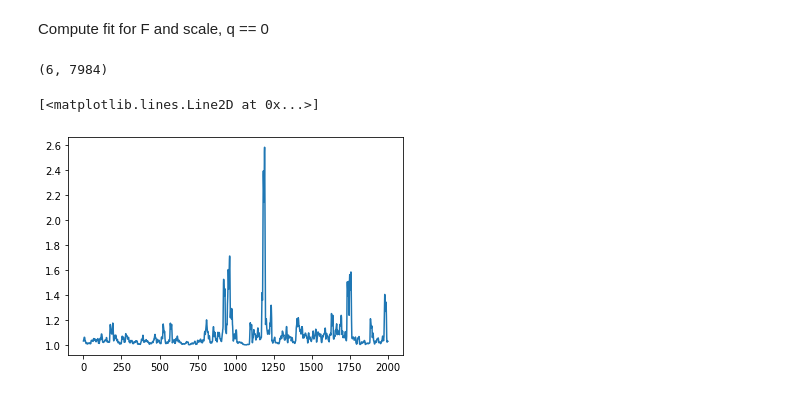
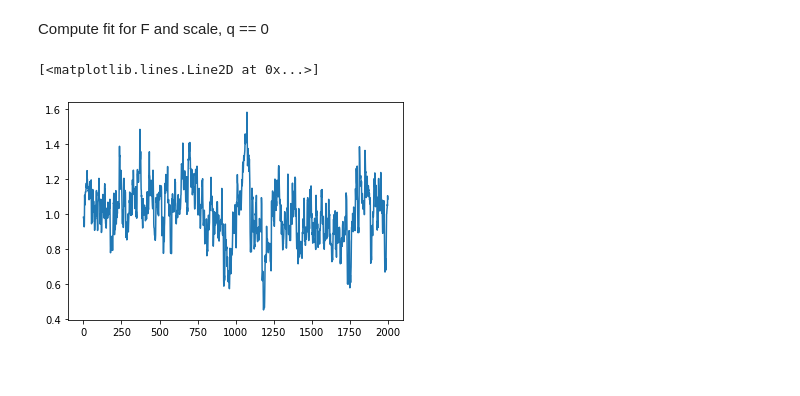
Before and after one commit to aribeller/multifractal_analysis, a Jupyter notebook: multifractal_tutorial.ipynb, the cells around one changed output. Cells and saved outputs as stored; diff of their text form; code cells hidden in the pictures.

```diff
--- a/multifractal_tutorial.ipynb
+++ b/multifractal_tutorial.ipynb
@@ -423,35 +423,34 @@ fluctuation_array = compute_fluctuation_array(multifractal_walk)
 Compute fit for F and scale, q == 0
 # %%
 scales = [16, 32, 64, 128, 256, 512, 1024]
+scale_small = [7,9,11,13,15,17]
 qs = [0]
 
 F_by_scale_q = compute_F_by_scale_q(multifractal_walk, scales, qs).T.flatten()
-F_by_scale_q
 
 coef = np.polyfit(np.log2(scales), np.log2(F_by_scale_q), 1)
 H0 = coef[0]
-# coef
 regfit = np.polyval(coef, np.log2(scale_small))
 maxL = len(multifractal_walk)
 
 Ht = np.zeros((len(scale_small), fluctuation_array.shape[1]))
 
+# fluctuation_by_scale = fluctuation_array[4,:]
+# residual_RMS = regfit[4] - np.log2(fluctuation_by_scale)
+# logscale = np.log2(maxL) - np.log2(scale_small[4])
+# print(fluctuation_by_scale)
 for i in range(len(scale_small)):
-
-    scale = scale_small[i]
 
     fluctuation_by_scale = fluctuation_array[i,:]
     residual_RMS = regfit[i] - np.log2(fluctuation_by_scale)
-    logscale = np.log2(maxL) - np.log2(scale)
-    Ht[i,:] = fluctuation_by_scale/logscale + H0
+    logscale = np.log2(maxL) - np.log2(scale_small[i])
+    Ht[i,:] = residual_RMS/logscale + H0
 
 
 #     scale = scale_small[i]
-Ht.shape
+# Ht.shape
-# %% [output]
-(6, 7984)
 # %%
-plt.plot(Ht[4,:2000])
+plt.plot(Ht[1,:2000])
 # %% [output]
 [<matplotlib.lines.Line2D at 0x...>]
-[figure, old version]
+[figure, new version]
```
Also changed, not shown: parts of 2 cells of this notebook.
